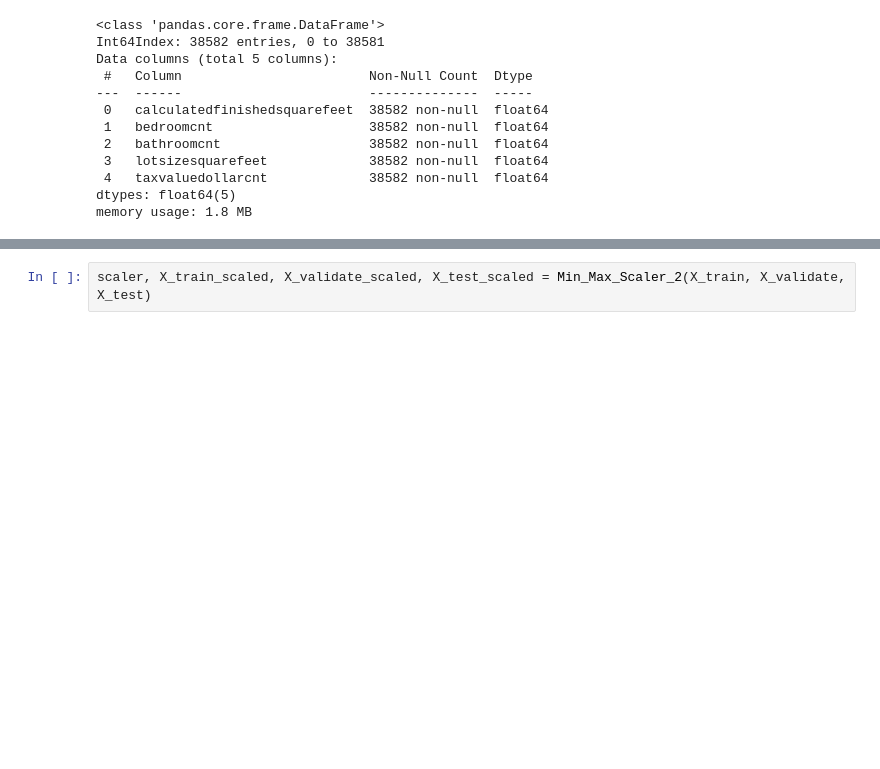
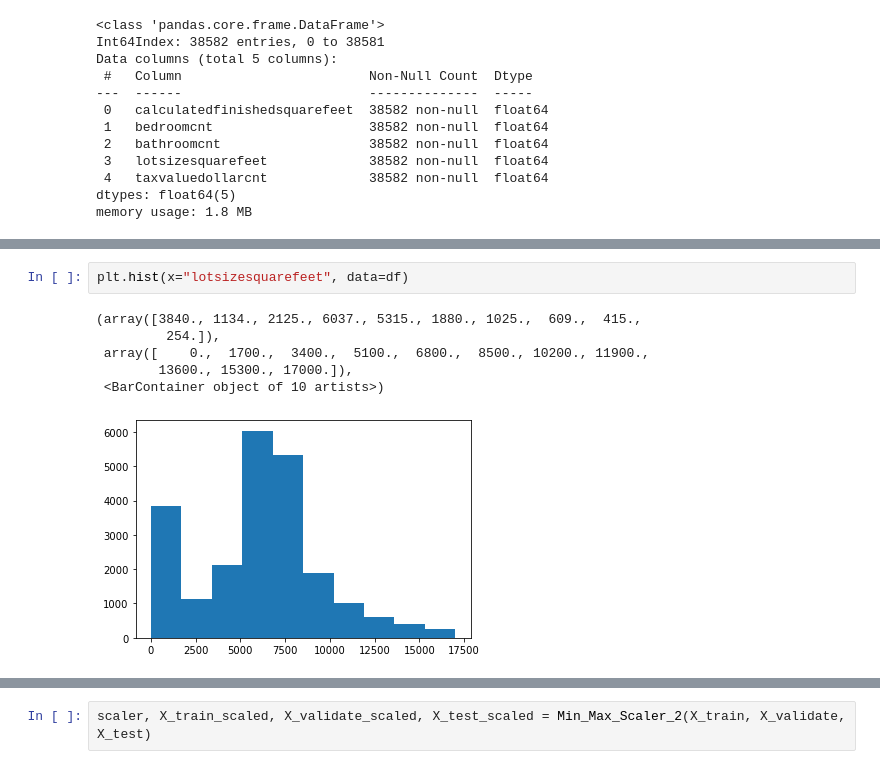
Before and after one commit to ljackson707/zillow_project, a Jupyter notebook: zillow_test.ipynb, the cells around one changed output, grey strips where cells are left out. Drawn from its saved outputs; the diff is of its cells as text; blank space fills up the shorter version.

```diff
--- a/zillow_test.ipynb
+++ b/zillow_test.ipynb
@@ -262,0 +331,9 @@ def Min_Max_Scaler_2(X_train, X_validate, X_test):
+# %%
+plt.hist(x="lotsizesquarefeet", data=df)
+# %% [output]
+(array([3840., 1134., 2125., 6037., 5315., 1880., 1025.,  609.,  415.,
+         254.]),
+ array([    0.,  1700.,  3400.,  5100.,  6800.,  8500., 10200., 11900.,
+        13600., 15300., 17000.]),
+ <BarContainer object of 10 artists>)
+[figure, added]
```
Also changed, not shown: parts of 139 cells of this notebook.
